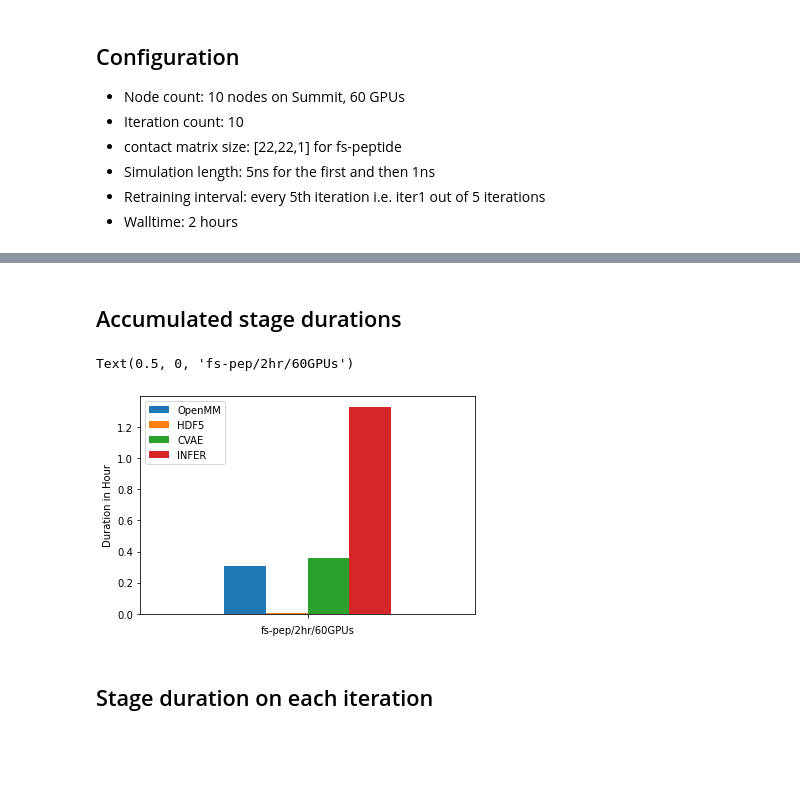
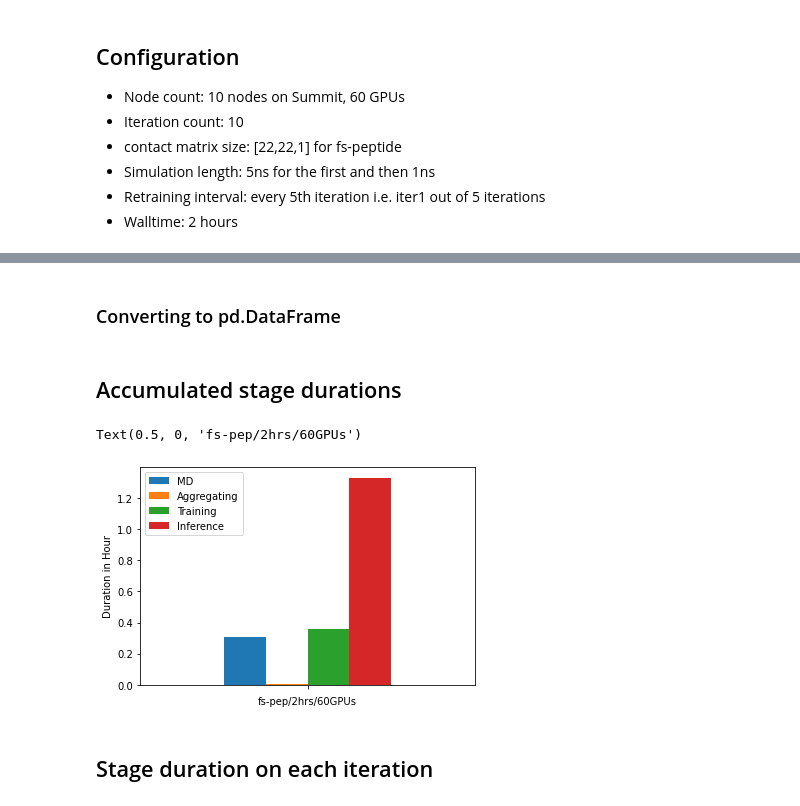
Before and after one commit to radical-experiments/deepdriveMD, a Jupyter notebook: analysis/fspep-performance.ipynb, the cells around one changed output, grey strips where cells are left out. Cells and saved outputs as stored; diff of their text form; code cells hidden in the pictures; blank space fills up the shorter version.

```diff
--- a/analysis/fspep-performance.ipynb
+++ b/analysis/fspep-performance.ipynb
@@ -20,0 +46,2 @@ res = {'md': [352, 78, 79, 79, 79, 88, 88, 87, 85, 90],
+# %% [markdown]
+### Converting to pd.DataFrame
@@ -21,13 +71,33 @@ res = {'md': [352, 78, 79, 79, 79, 88, 88, 87, 85, 90],
 # %% [markdown]
 ## Accumulated stage durations
-# %%
-df = pd.DataFrame({"OpenMM": sum(res['md'])/3600,
-                  "HDF5":sum(res['hdf5'])/3600,
-                  "CVAE":sum(res['cvae'])/3600,
-                  "INFER":sum(res['infer'])/3600},index=[''])
-ax=df.plot.bar(rot=0)
-ax.set_ylabel('Duration in Hour')
-ax.set_xlabel('fs-pep/2hr/60GPUs')
-# %% [output]
-Text(0.5, 0, 'fs-pep/2hr/60GPUs')
-[figure, removed]
+# %%
+tot = 0
+util = 0
+gpu_count = 60
+durations = {}
+for k, v in stages.items():
+    duration = v['etime'] - v['stime']
+    tot += duration
+    if v['sname'] == "MD":
+        util += duration
+    if v['sname'] == "aggregating":
+        util += duration*(1/gpu_count)
+    if v['sname'] == "learning":
+        util += duration*(6/gpu_count)
+    if v['sname'] == "scanning":
+        util += duration*(1/gpu_count)
+    try:
+        durations[v['sname']].append(duration)
+    except:
+        durations[v['sname']] = [duration]
+
+df = pd.DataFrame({"MD": sum(durations['MD'])/3600,
+                  "Aggregating":sum(durations['aggregating'])/3600,
+                  "Training":sum(durations['learning'])/3600,
+                  "Inference":sum(durations['scanning'])/3600},index=[''])
+ax=df.plot.bar(rot=0)
+ax.set_ylabel('Duration in Hour')
+ax.set_xlabel('fs-pep/2hrs/60GPUs')
+# %% [output]
+Text(0.5, 0, 'fs-pep/2hrs/60GPUs')
+[figure, added]
```
Also changed, not shown: parts of 15 cells of this notebook.
